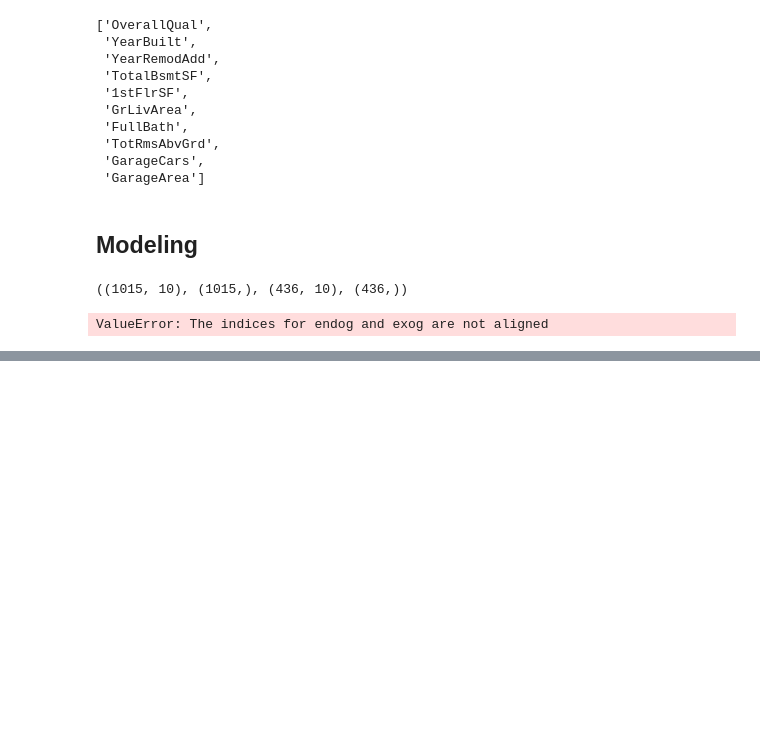
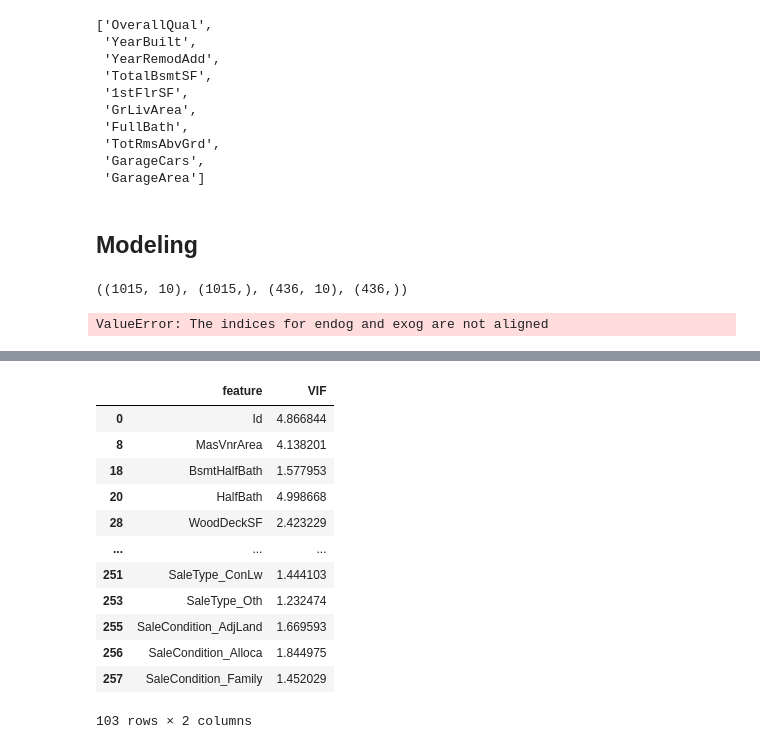
Before and after one commit to TonyJosephD/House_Price_Regression, a Jupyter notebook: project3.ipynb, the cells around one changed output, grey strips where cells are left out. Cells and saved outputs as stored; diff of their text form; code cells hidden in the pictures; blank space fills up the shorter version.

```diff
--- a/project3.ipynb
+++ b/project3.ipynb
@@ -248,0 +479,11 @@ ValueError: The indices for endog and exog are not aligned
+# %%
+from statsmodels.stats.outliers_influence import variance_inflation_factor
+
+vif_data = pd.DataFrame()
+vif_data["feature"] = X2_scaled.columns
+
+#calculating Variance inflation for each feature
+vif_data["VIF"] = [variance_inflation_factor(X2_scaled.values, i)
+for i in range(len(X2_scaled.columns))]
+
+print(vif_data)
@@ -248,0 +505,17 @@ ValueError: The indices for endog and exog are not aligned
+# %%
+
+vif_data[vif_data['VIF']<5]
+# %% [output]
+|  | feature | VIF |
+| 0 | Id | 4.866844 |
+| 8 | MasVnrArea | 4.138201 |
+| 18 | BsmtHalfBath | 1.577953 |
+| 20 | HalfBath | 4.998668 |
+| 28 | WoodDeckSF | 2.423229 |
+| ... | ... | ... |
+| 251 | SaleType_ConLw | 1.444103 |
+| 253 | SaleType_Oth | 1.232474 |
+| 255 | SaleCondition_AdjLand | 1.669593 |
+| 256 | SaleCondition_Alloca | 1.844975 |
+| 257 | SaleCondition_Family | 1.452029 |
+103 rows × 2 columns
```
Also changed, not shown: parts of 35 cells of this notebook.
